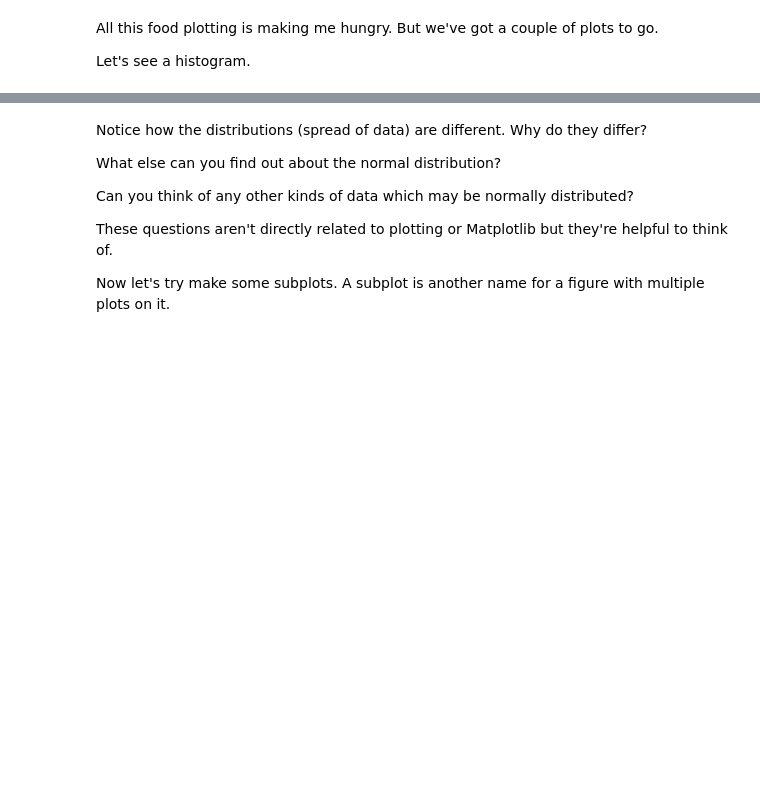
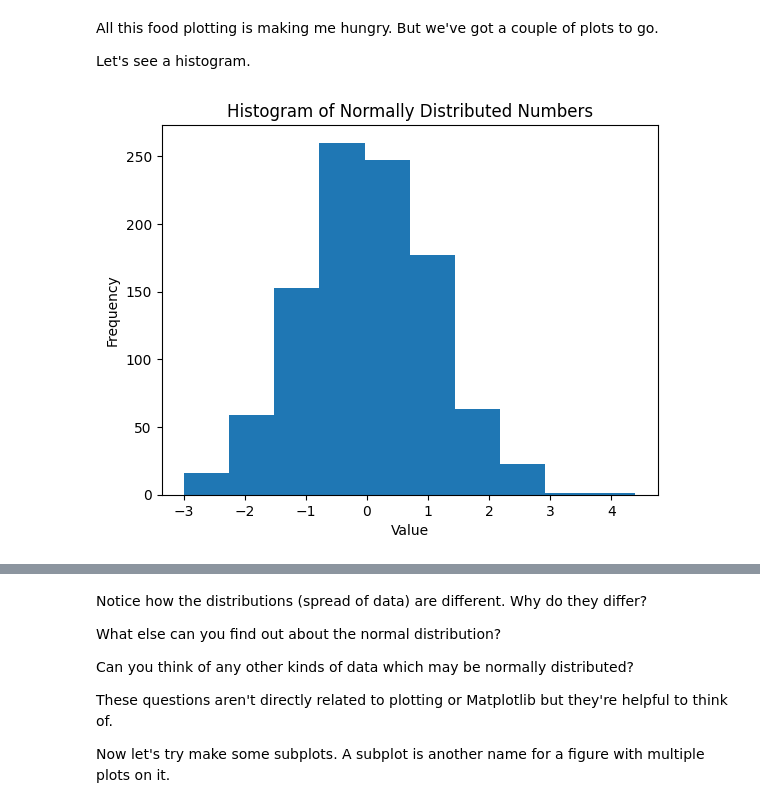
Before and after one commit to vivekkumar2909/Data-Science-and-Machine-Learning, a Jupyter notebook: matplotlib-exercises.ipynb, the cells around one changed output, grey strips where cells are left out. Cells and saved outputs as stored; diff of their text form; code cells hidden in the pictures; blank space fills up the shorter version.

```diff
--- a/matplotlib-exercises.ipynb
+++ b/matplotlib-exercises.ipynb
@@ -190,4 +190,19 @@ plt.show()
 All this food plotting is making me hungry. But we've got a couple of plots to go.
 
 Let's see a histogram.
+# %%
+# Create a random NumPy array of 1000 normally distributed numbers using NumPy and save it to X
+
+random_num = np.random.randn(1000)
+
+# Create a histogram plot of X
+plt.hist(random_num);
+
+plt.title("Histogram of Normally Distributed Numbers")
+plt.xlabel("Value")
+plt.ylabel("Frequency")
+
+plt.show()
+# %% [output]
+[figure, added]
 # %%
```
Also changed, not shown: parts of 8 cells of this notebook.
